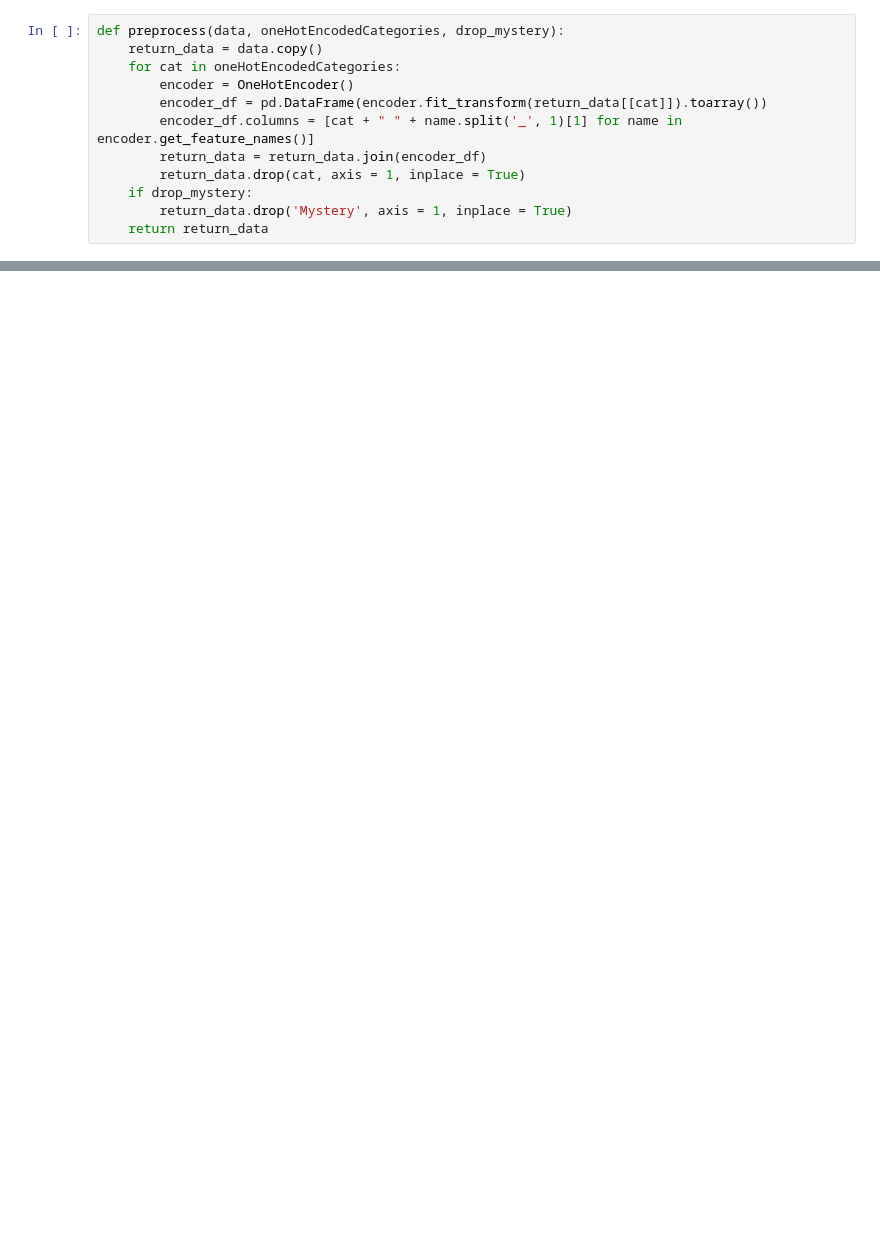
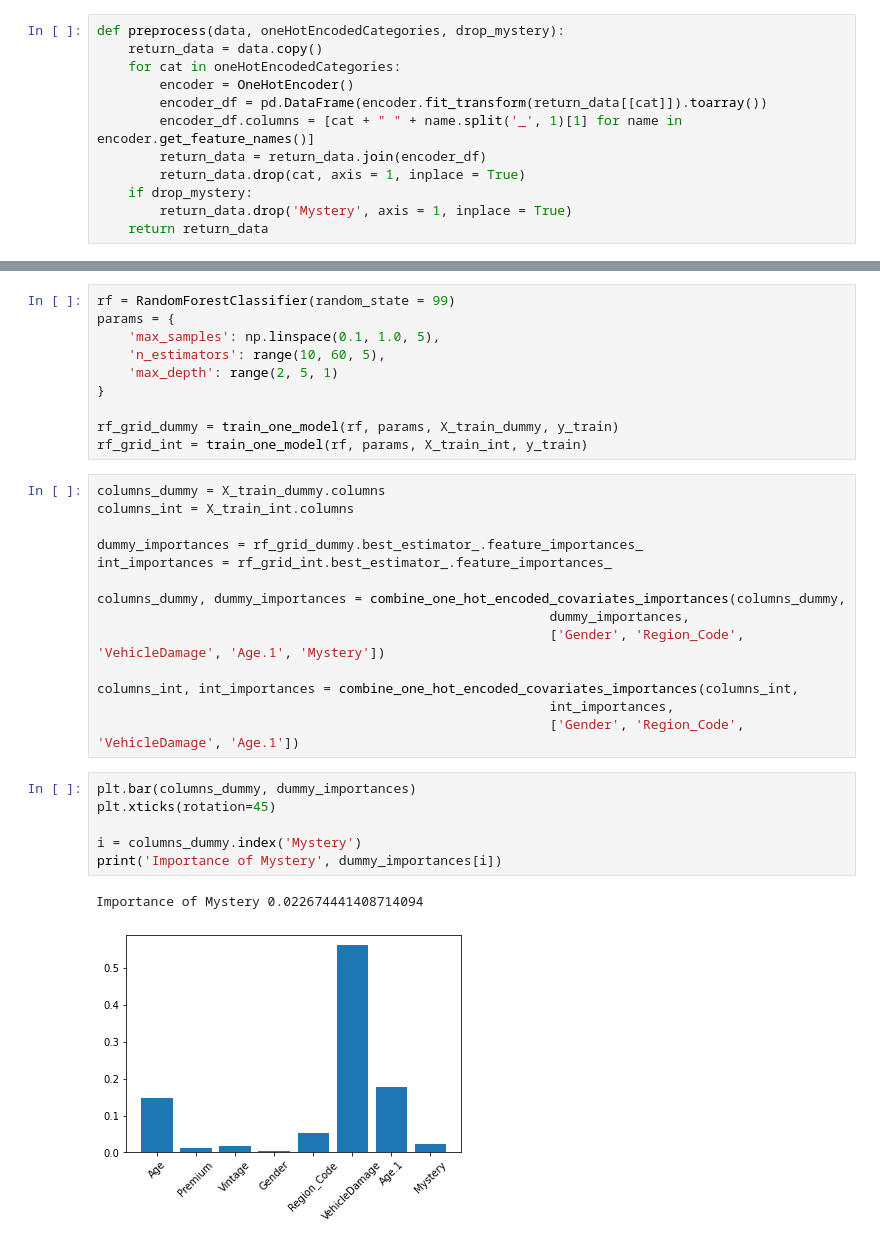
Before and after one commit to bernarduskrishna/Health-Insurance-Cross-Sell-Prediction, a Jupyter notebook: Project_2_Code.ipynb, the cells around one changed output, grey strips where cells are left out. Saved outputs shown, nothing was run; the diff lists cells and outputs as text; blank space fills up the shorter version.

```diff
--- a/Project_2_Code.ipynb
+++ b/Project_2_Code.ipynb
@@ -207,0 +201,33 @@ Text(0.5, 1.0, 'Scoring for different class weights')
+# %%
+rf = RandomForestClassifier(random_state = 99)
+params = {
+    'max_samples': np.linspace(0.1, 1.0, 5),
+    'n_estimators': range(10, 60, 5),
+    'max_depth': range(2, 5, 1)
+}
+
+rf_grid_dummy = train_one_model(rf, params, X_train_dummy, y_train)
+rf_grid_int = train_one_model(rf, params, X_train_int, y_train)
+# %%
+columns_dummy = X_train_dummy.columns
+columns_int = X_train_int.columns
+
+dummy_importances = rf_grid_dummy.best_estimator_.feature_importances_
+int_importances = rf_grid_int.best_estimator_.feature_importances_
+
+columns_dummy, dummy_importances = combine_one_hot_encoded_covariates_importances(columns_dummy,
+                                                          dummy_importances,
+                                                          ['Gender', 'Region_Code', 'VehicleDamage', 'Age.1', 'Mystery'])
+
+columns_int, int_importances = combine_one_hot_encoded_covariates_importances(columns_int,
+                                                          int_importances,
+                                                          ['Gender', 'Region_Code', 'VehicleDamage', 'Age.1'])
+# %%
+plt.bar(columns_dummy, dummy_importances)
+plt.xticks(rotation=45)
+
+i = columns_dummy.index('Mystery')
+print('Importance of Mystery', dummy_importances[i])
+# %% [output]
+Importance of Mystery 0.022674441408714094
+[figure, added]
```
Also changed, not shown: parts of 21 cells of this notebook, 27 other files.
